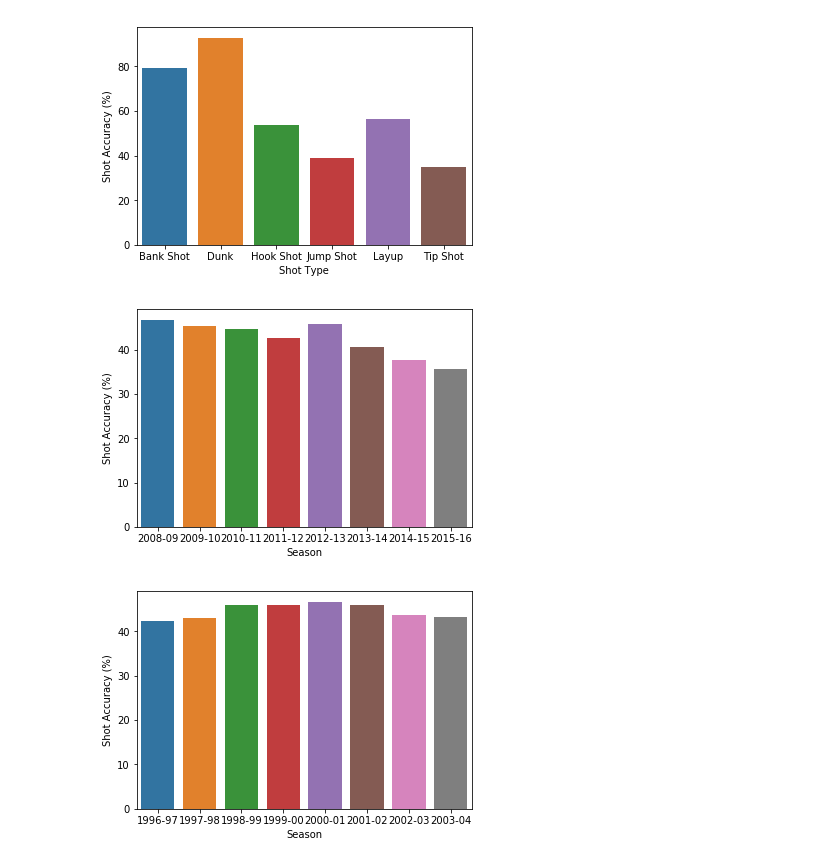
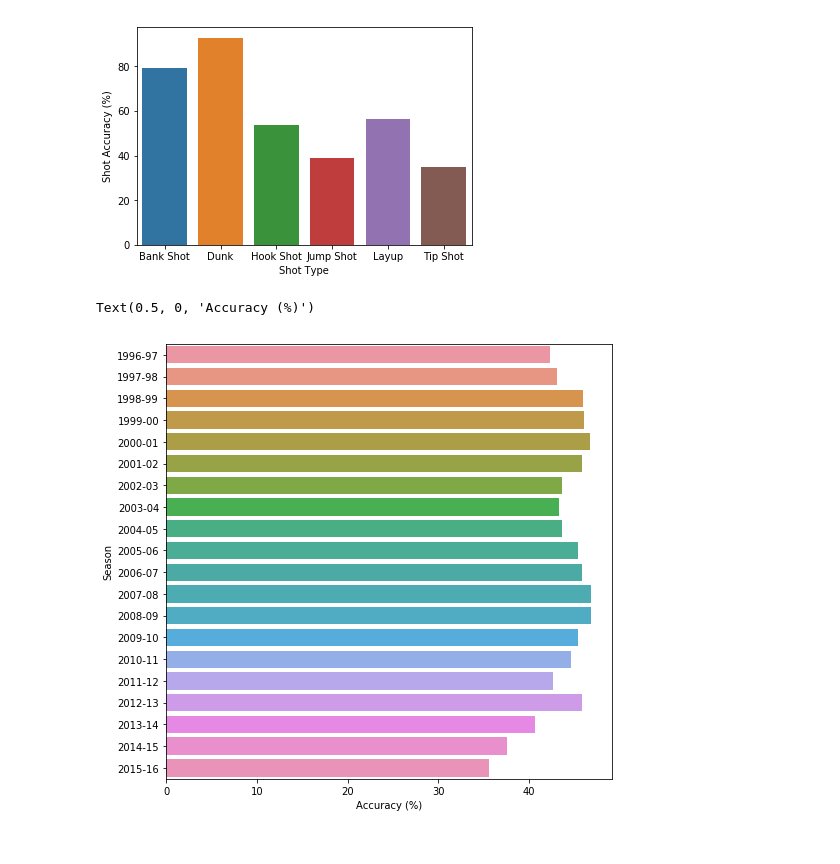
Before and after one commit to anishpdalal/mamba-mentality, a Jupyter notebook: EDA_Summary_Statistics.ipynb, the cells around one changed output. Saved outputs shown, nothing was run; the diff lists cells and outputs as text; code cells hidden in the pictures.

```diff
--- a/EDA_Summary_Statistics.ipynb
+++ b/EDA_Summary_Statistics.ipynb
@@ -28,18 +28,13 @@ shot_type, accuracy = calculate_shot_accuracy('combined_shot_type')
 plot_shot_accuracy(shot_type, accuracy, 'Shot Type')
 # %% [output]
 [figure]
-# %%
-season, accuracy = calculate_shot_accuracy('season')
-season = season[-8:]
-accuracy = accuracy[-8:]
-plot_shot_accuracy(season, accuracy, 'Season')
-# %% [output]
-[figure, removed]
-# %%
-season, accuracy = calculate_shot_accuracy('season')
-season = season[:8]
-accuracy = accuracy[:8]
-plot_shot_accuracy(season, accuracy, 'Season')
-# %% [output]
-[figure, removed]
+# %%
+fig = plt.figure(figsize=(8,8))
+season, accuracy = calculate_shot_accuracy('season')
+df = pd.DataFrame({'Season':season,'Accuracy':accuracy})
+ax = sns.barplot(x='Accuracy', y='Season', data=df)
+ax.set_xlabel('Accuracy (%)')
+# %% [output]
+Text(0.5, 0, 'Accuracy (%)')
+[figure, added]
 # %%
```
Also changed, not shown: parts of 13 cells of this notebook.
